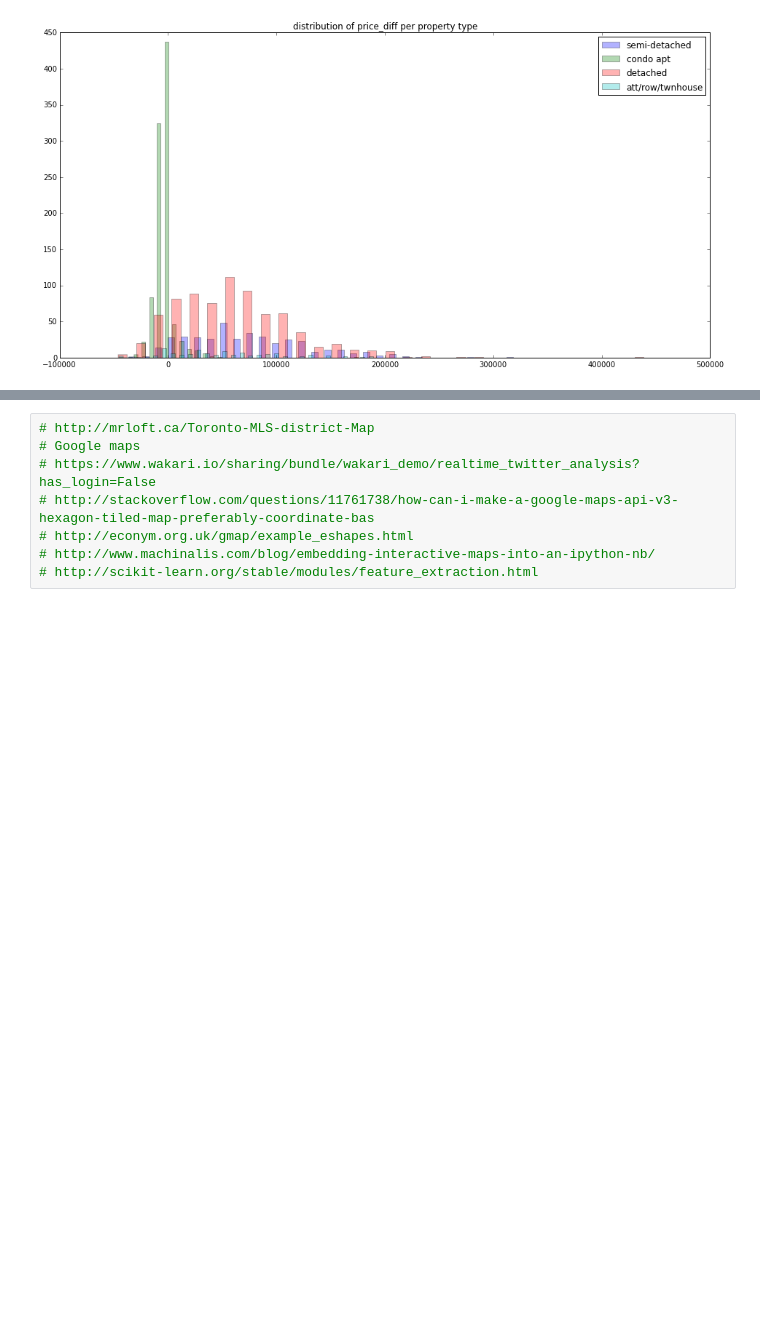
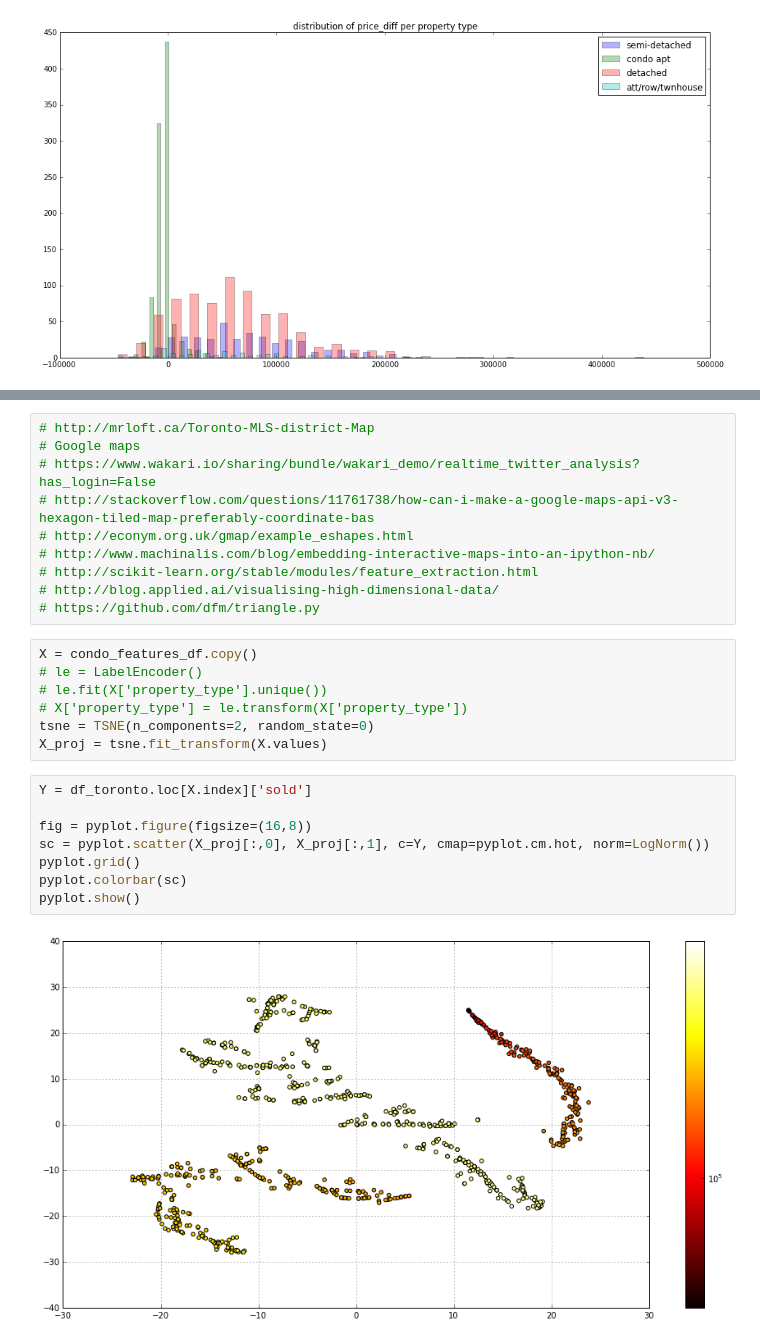
Before and after one commit to regata/playground, a Jupyter notebook: real_estate/notebook.ipynb, the cells around one changed output, grey strips where cells are left out. Drawn from its saved outputs; the diff is of its cells as text; blank space fills up the shorter version.

```diff
--- a/real_estate/notebook.ipynb
+++ b/real_estate/notebook.ipynb
@@ -192,3 +288,22 @@ pyplot.show()
 # http://econym.org.uk/gmap/example_eshapes.html
 # http://www.machinalis.com/blog/embedding-interactive-maps-into-an-ipython-nb/
 # http://scikit-learn.org/stable/modules/feature_extraction.html
+# http://blog.applied.ai/visualising-high-dimensional-data/
+# https://github.com/dfm/triangle.py
+# %%
+X = condo_features_df.copy()
+# le = LabelEncoder()
+# le.fit(X['property_type'].unique())
+# X['property_type'] = le.transform(X['property_type'])
+tsne = TSNE(n_components=2, random_state=0)
+X_proj = tsne.fit_transform(X.values)
+# %%
+Y = df_toronto.loc[X.index]['sold']
+
+fig = pyplot.figure(figsize=(16,8))
+sc = pyplot.scatter(X_proj[:,0], X_proj[:,1], c=Y, cmap=pyplot.cm.hot, norm=LogNorm())
+pyplot.grid()
+pyplot.colorbar(sc)
+pyplot.show()
+# %% [output]
+[figure, added]
```
Also changed, not shown: parts of 21 cells of this notebook.
